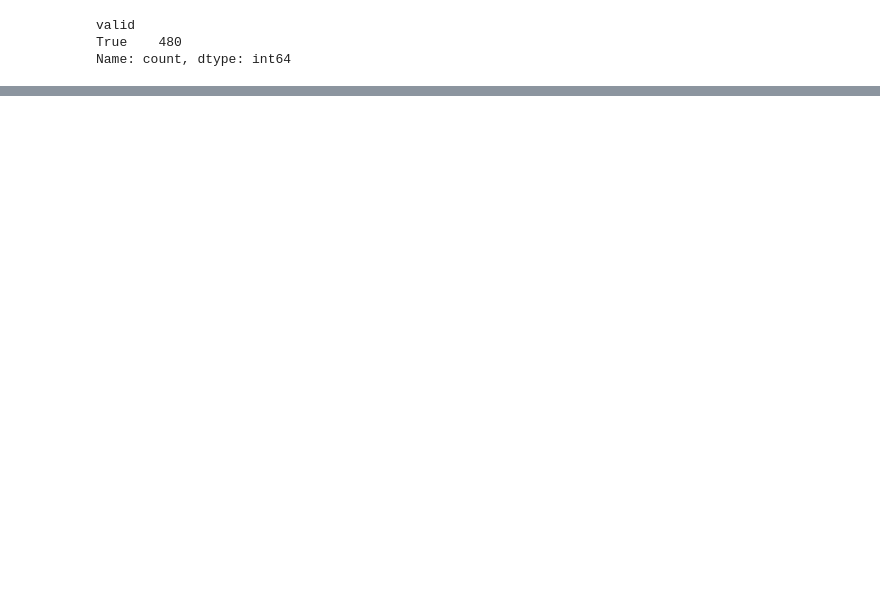
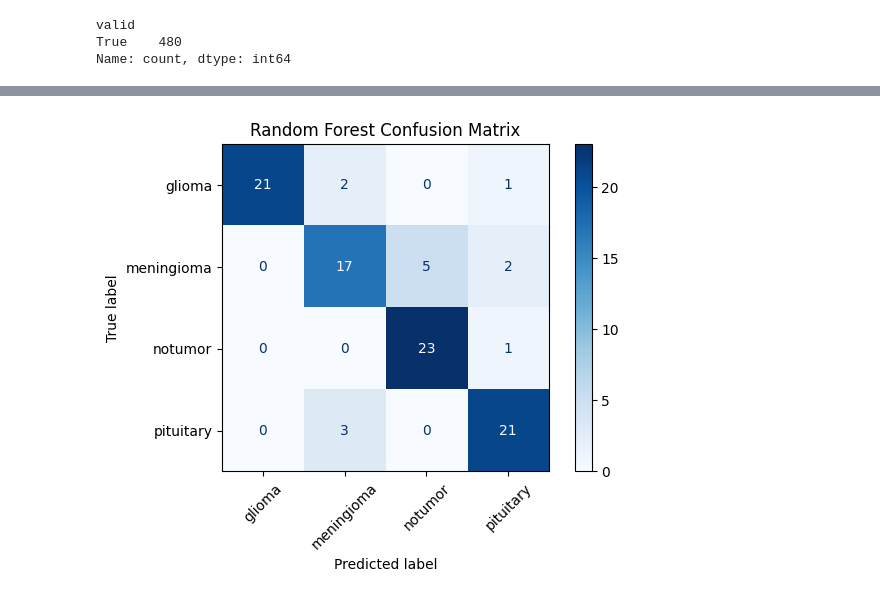
Before and after one commit to momojojojo/csc3109-machine-learing, a Jupyter notebook: notebooks/eda.ipynb, the cells around one changed output, grey strips where cells are left out. Saved outputs shown, nothing was run; the diff lists cells and outputs as text; code cells hidden in the pictures; blank space fills up the shorter version.

```diff
--- a/notebooks/eda.ipynb
+++ b/notebooks/eda.ipynb
@@ -152,3 +165,80 @@ print(df['valid'].value_counts())
 valid
 True    480
 Name: count, dtype: int64
+# %%
+# 1) Imports
+import cv2
+import numpy as np
+import pandas as pd
+from skimage.feature import hog
+from sklearn.model_selection import train_test_split, GridSearchCV
+from sklearn.preprocessing import LabelEncoder, StandardScaler
+from sklearn.svm import SVC
+from sklearn.metrics import classification_report, confusion_matrix, ConfusionMatrixDisplay
+import matplotlib.pyplot as plt
+from sklearn.ensemble import RandomForestClassifier
+
+# 2) HOG feature extractor
+def extract_hog(path, resize=(128,128)):
+    img = cv2.imread(path, cv2.IMREAD_GRAYSCALE)
+    img = cv2.resize(img, resize)
+    features = hog(
+        img,
+        orientations=9,
+        pixels_per_cell=(8,8),
+        cells_per_block=(2,2),
+        block_norm='L2-Hys',
+        feature_vector=True
+    )
+    return features
+
+# 3) Build feature matrix and label vector
+features = []
+for fp in df['filepath']:
+    features.append(extract_hog(fp))
+X = np.stack(features)
+le = LabelEncoder()
+y = le.fit_transform(df['label'])   # e.g. {‘glioma’:0, …}
+
+# 4) Train / test split
+X_train, X_test, y_train, y_test = train_test_split(
+    X, y,
+    test_size=0.2,
+    stratify=y,
+    random_state=42
+)
+
+# 5) Scale features
+scaler = StandardScaler()
+X_train = scaler.fit_transform(X_train)
+X_test  = scaler.transform(X_test)
+
+# 6) RF grid search
+param_grid = {
+    'n_estimators': [50, 100, 200],
+    'max_depth': [None, 10, 20],
+    'min_samples_split': [2, 5]
+}
+
+rf = GridSearchCV(
+    RandomForestClassifier(random_state=42),
+    param_grid,
+    cv=5,
+    n_jobs=-1,
+    verbose=1
+)
+rf.fit(X_train, y_train)
+print("Best RF params:", rf.best_params_)
+
+# 7) evaluate
+y_pred = rf.predict(X_test)
+print(classification_report(y_test, y_pred, target_names=le.classes_))
+
+# 8) confusion matrix
+cm = confusion_matrix(y_test, y_pred)
+disp = ConfusionMatrixDisplay(cm, display_labels=le.classes_)
+disp.plot(cmap='Blues', xticks_rotation=45)
+plt.title("Random Forest Confusion Matrix")
+plt.tight_layout()
+plt.show()
+# %% [output]
@@ -154,0 +257 @@ Name: count, dtype: int64
+[figure, added]
```
Also changed, not shown: parts of 8 cells of this notebook.
